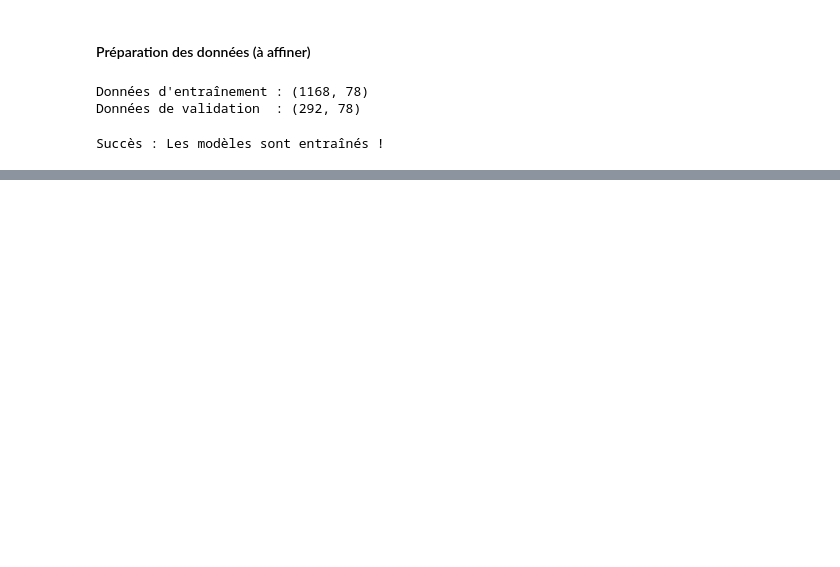
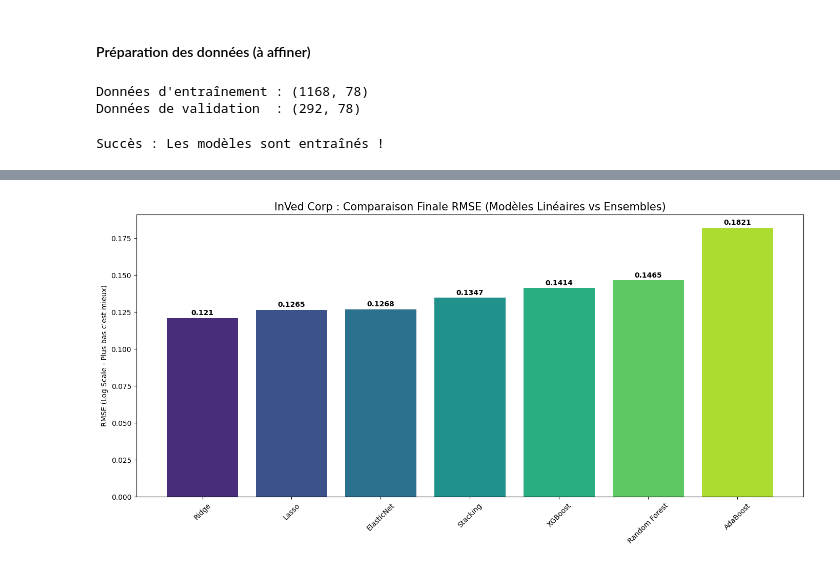
Before and after one commit to NoeBerdoz/predicting-house-prices-ml, a Jupyter notebook: predicting-houses-prices-ml.ipynb, the cells around one changed output, grey strips where cells are left out. Cells and saved outputs as stored; diff of their text form; code cells hidden in the pictures; blank space fills up the shorter version.

```diff
--- a/predicting-houses-prices-ml.ipynb
+++ b/predicting-houses-prices-ml.ipynb
@@ -384,0 +386,86 @@ SUCCÈS ! Stacking terminé. RMSE : 0.1347
+# %%
+from sklearn.linear_model import LassoCV, RidgeCV, ElasticNetCV
+from sklearn.preprocessing import StandardScaler
+from sklearn.pipeline import make_pipeline
+from sklearn.metrics import mean_squared_error
+import numpy as np
+import pandas as pd
+import matplotlib.pyplot as plt
+import seaborn as sns
+
+# --- 1. Définition des modèles avec Pipeline (Scaling + Modèle) ---
+# Le scaling est CRUCIAL pour Lasso/Ridge. max_iter est augmenté pour éviter les warnings de convergence.
+
+lasso_pipe = make_pipeline(StandardScaler(), LassoCV(alphas=np.logspace(-4, 2, 20), cv=5, max_iter=50000, random_state=42))
+ridge_pipe = make_pipeline(StandardScaler(), RidgeCV(alphas=np.logspace(-2, 2, 20), cv=5))
+elastic_pipe = make_pipeline(StandardScaler(), ElasticNetCV(l1_ratio=[.1, .5, .7, .9, .95, .99, 1],
+                                                           alphas=np.logspace(-4, 2, 20), cv=5, max_iter=50000, random_state=42))
+
+# --- 2. Mise à jour du dictionnaire de modèles ---
+# On ajoute ces nouveaux modèles à ceux que tu as déjà (RF, XGB, etc.)
+new_models = {
+    'Lasso': lasso_pipe,
+    'Ridge': ridge_pipe,
+    'ElasticNet': elastic_pipe
+}
+
+# Si tu veux fusionner avec tes anciens modèles pour le graphique final :
+# models.update(new_models)
+
+print("\n--- Évaluation des modèles de régularisation linéaire ---")
+
+for name, model in new_models.items():
+    model.fit(X_train, y_train_log)
+    preds = model.predict(X_test)
+    rmse = np.sqrt(mean_squared_error(y_test_log, preds))
+    results_rmse[name] = rmse  # On stocke dans ton dictionnaire de résultats global
+    print(f"SUCCÈS ! {name} terminé. RMSE : {rmse:.4f}")
+
+# --- 3. Visualisation comparative mise à jour ---
+plt.figure(figsize=(14, 7))
+# On trie les résultats du meilleur (plus bas RMSE) au moins bon
+sorted_results = dict(sorted(results_rmse.items(), key=lambda item: item[1]))
+
+colors = sns.color_palette("viridis", len(sorted_results))
+bars = plt.bar(sorted_results.keys(), sorted_results.values(), color=colors)
+
+plt.title('InVed Corp : Comparaison Finale RMSE (Modèles Linéaires vs Ensembles)', fontsize=15)
+plt.ylabel('RMSE (Log Scale - Plus bas c\'est mieux)')
+plt.xticks(rotation=45)
+
+for bar in bars:
+    yval = bar.get_height()
+    plt.text(bar.get_x() + bar.get_width()/2, yval + 0.002, round(yval, 4),
+             ha='center', fontweight='bold', fontsize=10)
+
+plt.tight_layout()
+plt.show()
+
+# --- 4. BONUS : Analyse des variables sélectionnées par le Lasso ---
+
+# Pour accéder aux coefficients, on doit "entrer" dans le pipeline via 'lassocv'
+lasso_final = lasso_pipe.named_steps['lassocv']
+n_zero = np.sum(lasso_final.coef_ == 0)
+n_total = len(lasso_final.coef_)
+
+print(f"\n--- Analyse de Robustesse (Lasso) ---")
+print(f"Variables totales : {n_total}")
+print(f"Variables ignorées (Coef = 0) : {n_zero}")
+print(f"Variables conservées : {n_total - n_zero}")
+
+# Top 10 des variables les plus importantes
+coef_importance = pd.DataFrame({
+    'Feature': X_train.columns,
+    'Importance': np.abs(lasso_final.coef_)
+}).sort_values(by='Importance', ascending=False)
+
+print("\nTop 10 des variables les plus déterminantes pour le prix :")
+print(coef_importance.head(10))
+
+# Visualisation des coefficients
+plt.figure(figsize=(10, 6))
+coef_importance.head(20).plot(kind='barh', x='Feature', y='Importance', color='teal', ax=plt.gca())
+plt.title("Top 20 des variables les plus influentes (Modèle Lasso)")
+plt.gca().invert_yaxis()
+plt.show()
+# %% [output]
@@ -384,0 +476 @@ SUCCÈS ! Stacking terminé. RMSE : 0.1347
+[figure, added]
```
Also changed, not shown: parts of 11 cells of this notebook, 1 other file.
